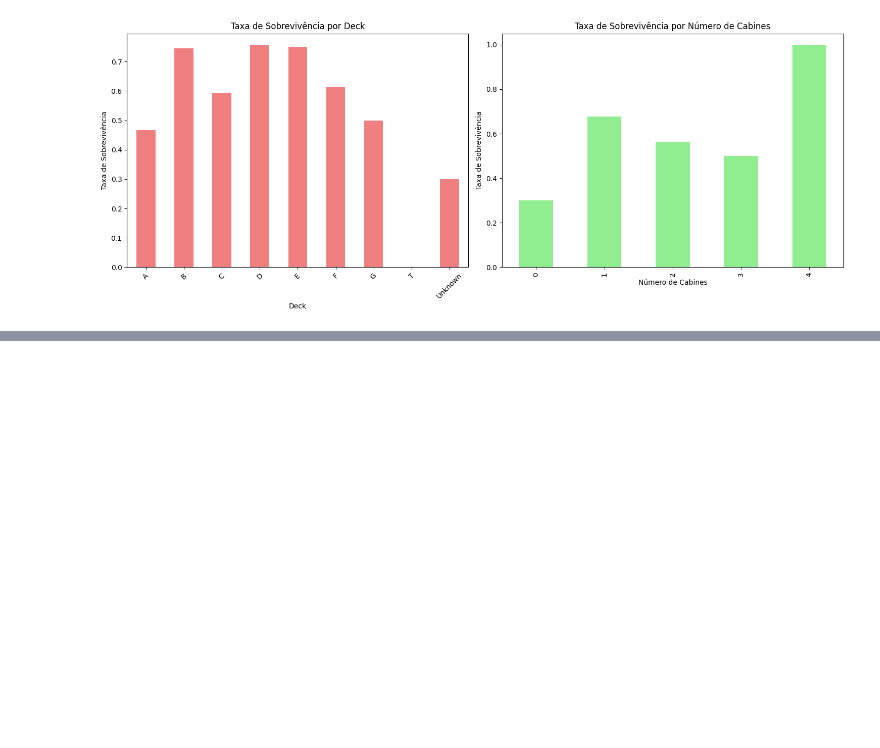
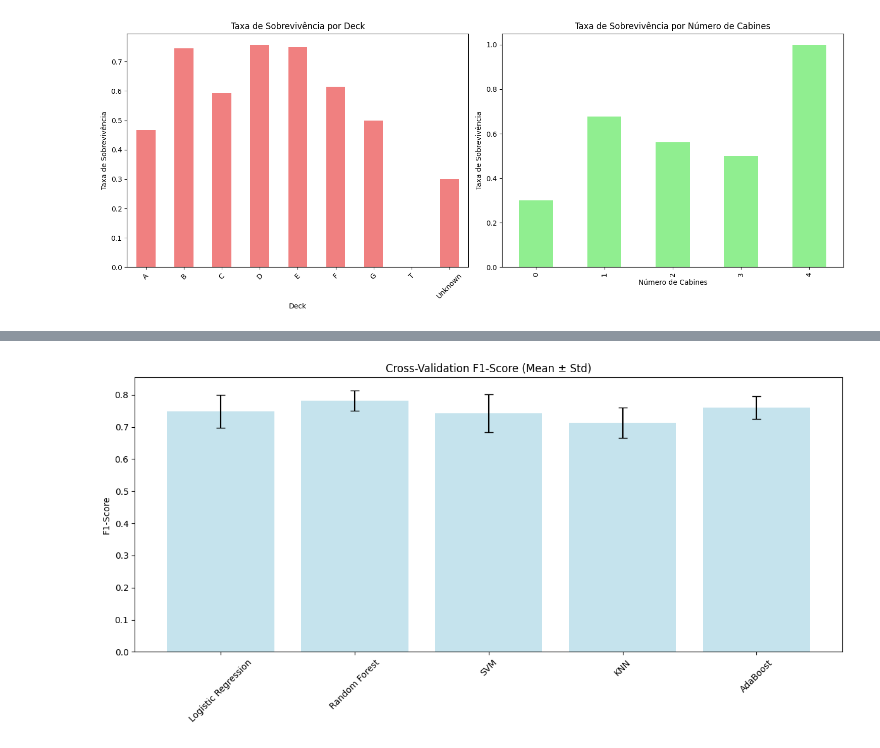
Before and after one commit to Marcus-vinicius-pcs/titanic-model-deploy, a Jupyter notebook: notebooks/titanic.ipynb, the cells around one changed output, grey strips where cells are left out. Saved outputs shown, nothing was run; the diff lists cells and outputs as text; code cells hidden in the pictures; blank space fills up the shorter version.

Commit message:
feat: notebook de treino do modelo

```diff
--- a/notebooks/titanic.ipynb
+++ b/notebooks/titanic.ipynb
@@ -646 +661,5 @@ Name: Survived, dtype: float64
+# %%
+# Imputar valores ausentes em Embarked com a moda
+embarked_mode = df['Embarked'].mode()[0]
+df['Embarked'] = df['Embarked'].fillna(embarked_mode)
 # %%
@@ -661,0 +765,6 @@ Categories (5, object): ['Criança (0-12)' < 'Adolescente (13-18)' < 'Adulto Jov
+# %%
+features = cat_features + numerical_features
+target = ['Survived']
+
+# Exibir as primeiras linhas do DataFrame processado
+df[features+target].iloc[:5]
@@ -661,0 +801,9 @@ Categories (5, object): ['Criança (0-12)' < 'Adolescente (13-18)' < 'Adulto Jov
+# %%
+X = df[features]
+y = df[target]
+
+X_train, X_test, y_train, y_test = train_test_split(X, y, test_size=0.2, random_state=42, stratify=y)
+
+scaler = StandardScaler()
+X_train_scaled = scaler.fit_transform(X_train)
+X_test_scaled = scaler.transform(X_test)
@@ -661,0 +900,62 @@ Categories (5, object): ['Criança (0-12)' < 'Adolescente (13-18)' < 'Adulto Jov
+# %%
+# Selecionar top 5 modelos baseado no F1-Score
+top_models = results_df.head(5)['Model'].tolist()
+
+print("=== VALIDAÇÃO CRUZADA - TOP 5 MODELOS ===")
+print("Modelos selecionados:", top_models)
+
+# Configurar cross-validation
+cv = StratifiedKFold(n_splits=5, shuffle=True, random_state=42)
+
+# Função para cross-validation
+def cross_validation_evaluation(models_dict, X, y, cv_folds):
+    """Realiza cross-validation para múltiplos modelos"""
+    cv_results = {}
+
+    for name, model in models_dict.items():
+        if name in top_models:
+            print(f"Cross-validation para {name}...")
+
+            # Escolher dados adequados
+            if name in ['Logistic Regression', 'SVM', 'KNN']:
+                X_cv = X_train_scaled
+            else:
+                X_cv = X_train
+
+            # Cross-validation scores
+            cv_scores = cross_val_score(model, X_cv, y_train, cv=cv_folds, scoring='f1')
+
+            cv_results[name] = {
+                'Mean_F1': cv_scores.mean(),
+                'Std_F1': cv_scores.std(),
+                'Scores': cv_scores
+            }
+
+    return cv_results
+
+# Executar cross-validation
+cv_results = cross_validation_evaluation(models, X_train, y_train, cv)
+
+# Mostrar resultados
+print("\n=== RESULTADOS DA VALIDAÇÃO CRUZADA ===")
+cv_df = pd.DataFrame({
+    'Model': cv_results.keys(),
+    'Mean_F1': [cv_results[model]['Mean_F1'] for model in cv_results.keys()],
+    'Std_F1': [cv_results[model]['Std_F1'] for model in cv_results.keys()]
+}).sort_values('Mean_F1', ascending=False)
+
+display(cv_df.round(4))
+
+# Visualizar resultados da CV
+plt.figure(figsize=(12, 6))
+models_cv = list(cv_results.keys())
+means = [cv_results[model]['Mean_F1'] for model in models_cv]
+stds = [cv_results[model]['Std_F1'] for model in models_cv]
+
+plt.bar(models_cv, means, yerr=stds, capsize=5, color='lightblue', alpha=0.7)
+plt.title('Cross-Validation F1-Score (Mean ± Std)')
+plt.ylabel('F1-Score')
+plt.xticks(rotation=45)
+plt.tight_layout()
+plt.show()
+# %% [output]
@@ -661,0 +976 @@ Categories (5, object): ['Criança (0-12)' < 'Adolescente (13-18)' < 'Adulto Jov
+[figure, added]
```
Also changed, not shown: parts of 39 cells of this notebook, 1 other file.
